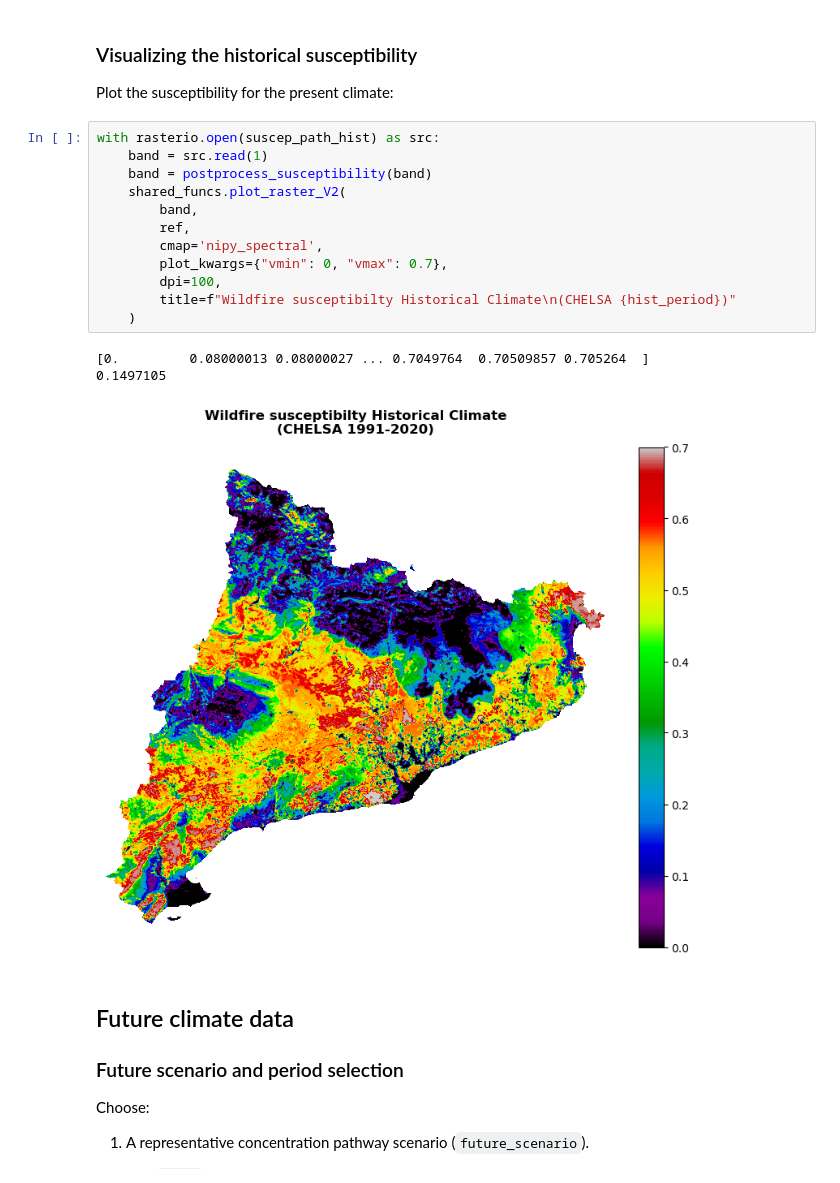
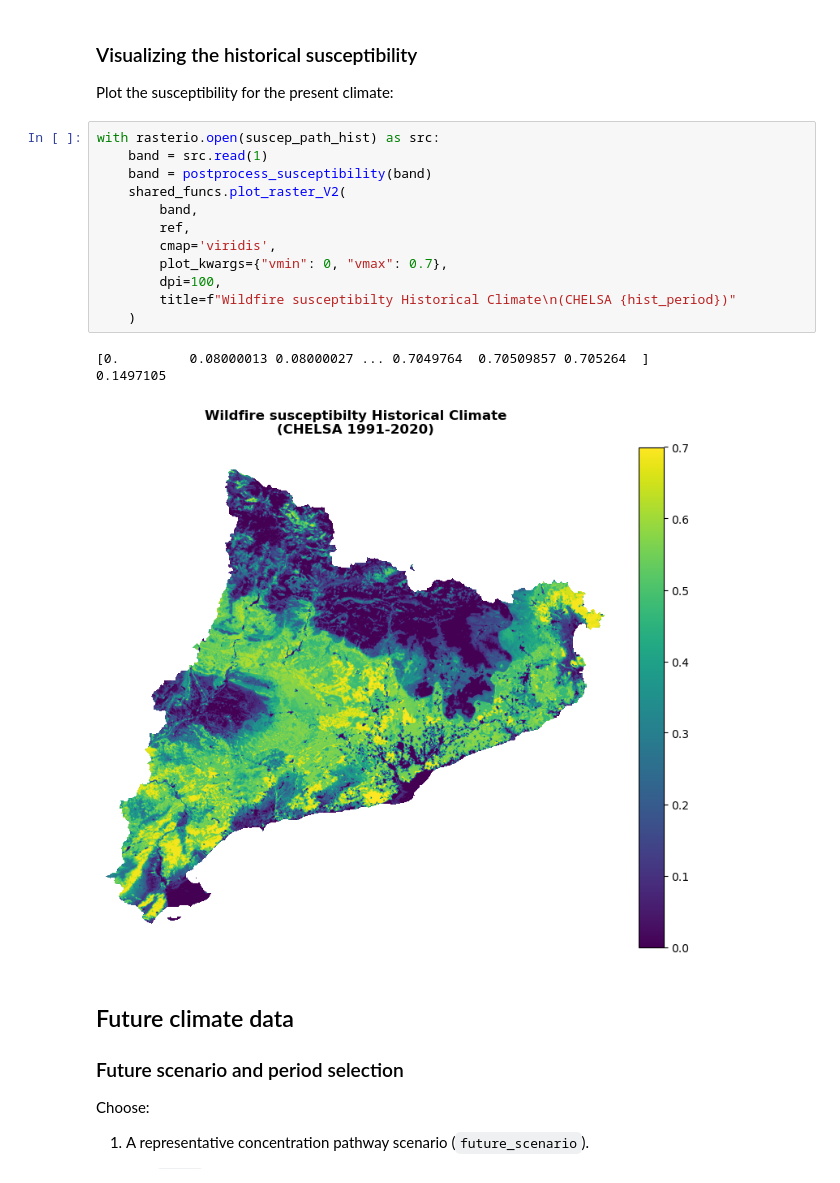
Before and after one commit to CLIMAAX/FIRE, a Jupyter notebook: 01_wildfire_ML/Hazard_assessment_FIRE_ML_CHELSA.ipynb, the cells around one changed output. Saved outputs shown, nothing was run; the diff lists cells and outputs as text.

```diff
--- a/01_wildfire_ML/Hazard_assessment_FIRE_ML_CHELSA.ipynb
+++ b/01_wildfire_ML/Hazard_assessment_FIRE_ML_CHELSA.ipynb
@@ -992,19 +992,19 @@ Plot the susceptibility for the present climate:
 # %%
 with rasterio.open(suscep_path_hist) as src:
     band = src.read(1)
     band = postprocess_susceptibility(band)
     shared_funcs.plot_raster_V2(
         band,
         ref,
-        cmap='nipy_spectral',
+        cmap='viridis',
         plot_kwargs={"vmin": 0, "vmax": 0.7},
         dpi=100,
         title=f"Wildfire susceptibilty Historical Climate\n(CHELSA {hist_period})"
     )
 # %% [output]
 [0.         0.08000013 0.08000027 ... 0.7049764  0.70509857 0.705264  ]
 0.1497105
-[figure, old version]
+[figure, new version]
 # %% [markdown]
 ## Future climate data
 
```
Also changed, not shown: parts of 2 cells of this notebook, 1 other file.
